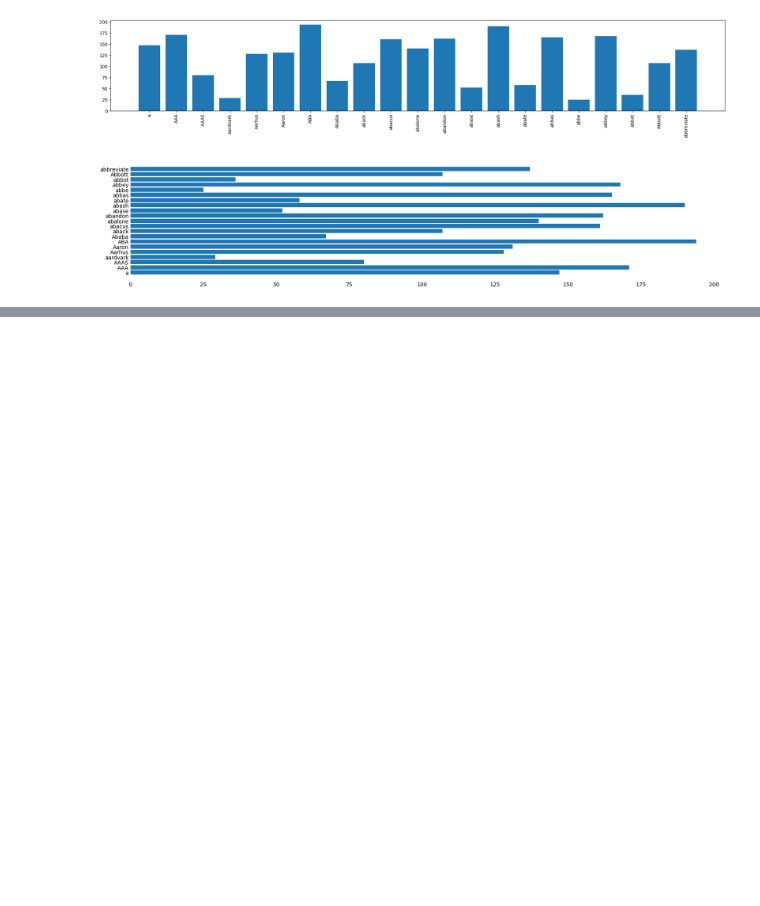
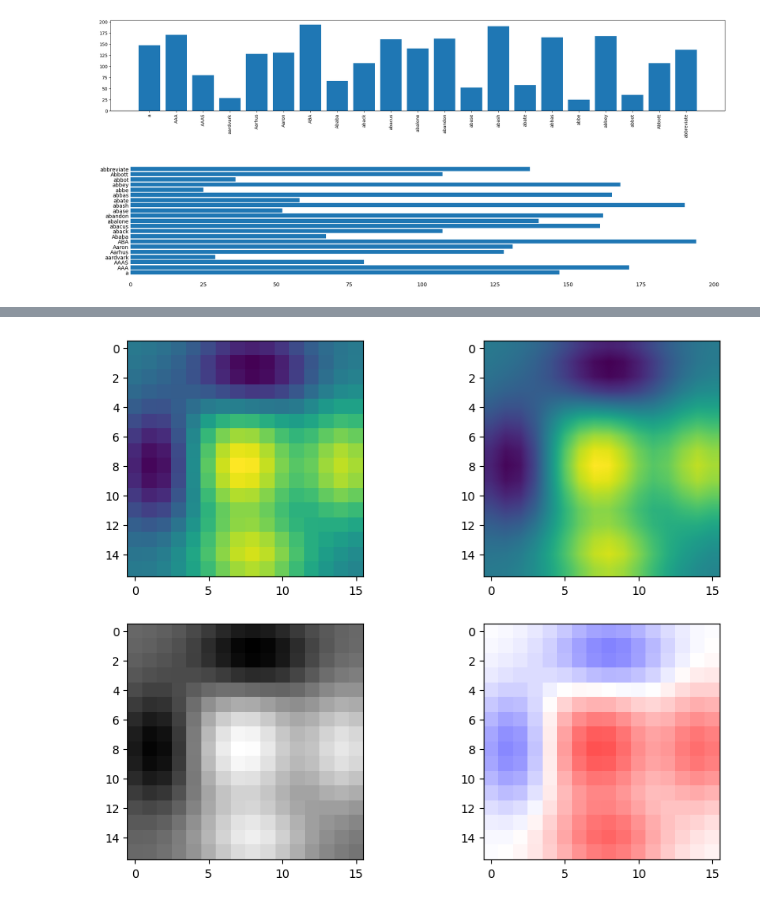
Before and after one commit to sotula/applied-ml-2020, a Jupyter notebook: lecture_notes/lecture1_visualization.ipynb, the cells around one changed output, grey strips where cells are left out. Saved outputs shown, nothing was run; the diff lists cells and outputs as text; code cells hidden in the pictures; blank space fills up the shorter version.

Commit message:
add heatmap

```diff
--- a/lecture_notes/lecture1_visualization.ipynb
+++ b/lecture_notes/lecture1_visualization.ipynb
@@ -143,0 +148,6 @@ ax.tick_params(length=0)
+# %%
+dx, dy = 0.25, 0.25
+y, x = np.mgrid[slice(-2, 2 + dy, dy),
+                slice(-2, 2 + dx, dx)]
+z = (1 - x / 3. + x ** 5 + y ** 5) * np.exp(-x ** 2 - y ** 2)
+z = z[:-1, :-1]
@@ -143,0 +160,11 @@ ax.tick_params(length=0)
+# %%
+fig, ax = plt.subplots(2,2, figsize=(10,8),)
+im1 = ax[0,0].imshow(z)
+im2 = ax[0,1].imshow(z, interpolation='bilinear')
+im3 = ax[1,0].imshow(z, cmap='gray')
+im4 = ax[1,1].imshow(z, cmap='bwr', vmin=-1.5, vmax=1.5)
+# axes[0].hist(np.random.normal(size=1000))
+# axes[1].hist(np.random.normal(size=1000), bins=100)
+# axes[2].hist(np.random.normal(size=1000), bins='auto');
+# %% [output]
+[figure, added]
```
Also changed, not shown: parts of 4 cells of this notebook.
